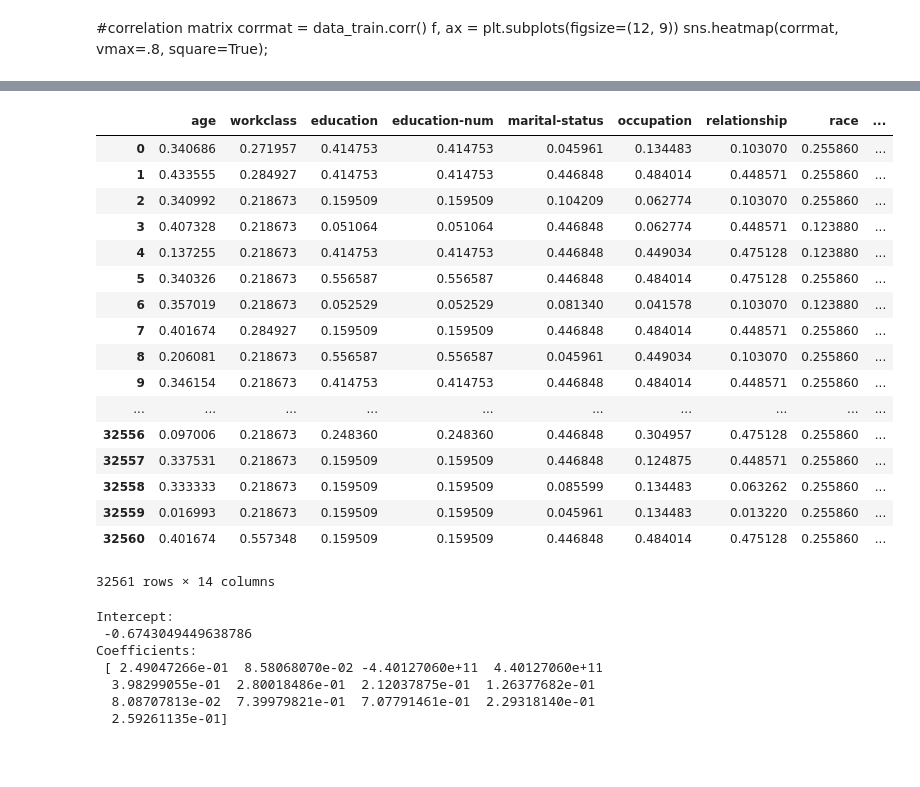
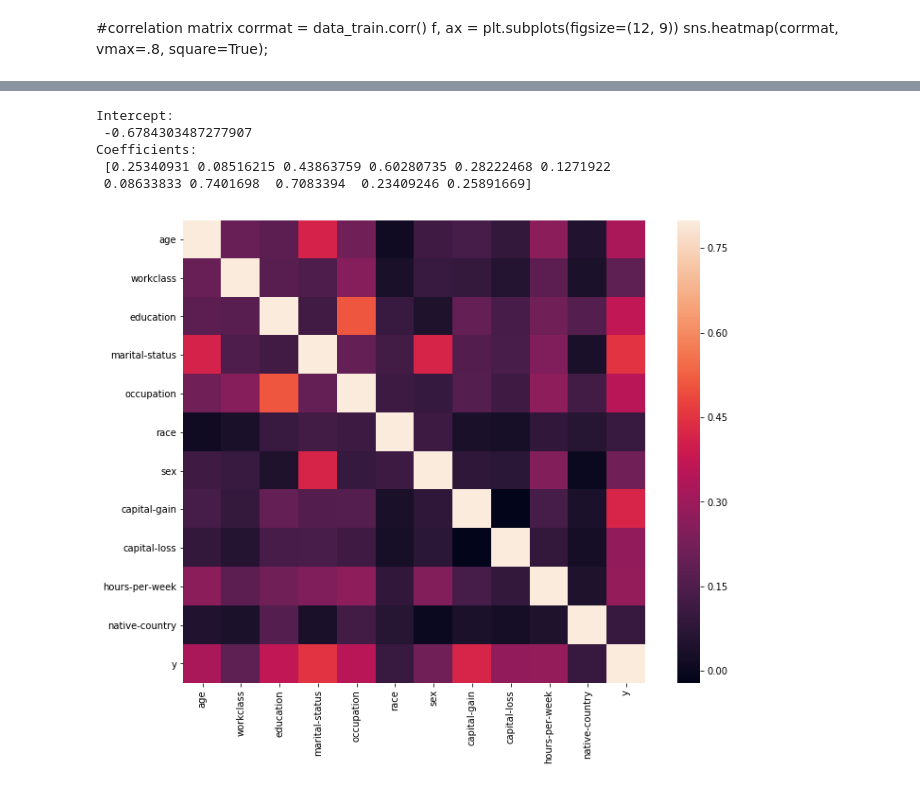
Before and after one commit to JamieAlizadeh/Income-Guesser, a Jupyter notebook: Income-Guesser.ipynb, the cells around one changed output, grey strips where cells are left out. Saved outputs shown, nothing was run; the diff lists cells and outputs as text; code cells hidden in the pictures; blank space fills up the shorter version.

```diff
--- a/Income-Guesser.ipynb
+++ b/Income-Guesser.ipynb
@@ -10,17 +10,20 @@ from math import exp, expm1, log, sqrt
 from collections import Counter
 
 data_train = pd.read_csv('data_train.csv',
-                         names = ["age", "workclass", "del", "education",
-                                  "education-num", "marital-status",
-                                  "occupation", "relationship", "race",
+                         names = ["age", "workclass", "del", "del_2",
+                                  "education", "marital-status",
+                                  "occupation", "del_3", "race",
                                   "sex", "capital-gain", "capital-loss",
                                   "hours-per-week", "native-country", "y"])
 data_test = pd.read_csv('data_test.csv')
 
 make_y_number = lambda t: 1 if t == ' >50K' else 0
 y_num = np.vectorize(make_y_number)
+#gen_neut_relationship = lambda t: 'married' if (t == 'Husband' or t == "Wife") else t
+#gen_neut_relationship = np.vectorize(gen_neut_relationship)
 data_train["y"] = y_num(data_train["y"])
-data_train = data_train.drop(columns="del")
+#data_train["relationship"] = gen_neut_relationship(data_train["relationship"])
+data_train = data_train.drop(columns=["del", "del_2", "del_3"])
 # %% [markdown]
 #correlation matrix
 corrmat = data_train.corr()
@@ -74,44 +65,27 @@ y                     0.210471  1.000000
 # %%
-# colour code y variable in seaborn
+#### colour code y variable in seaborn
 row_names_x = ["age", "workclass", "education",
-                                  "education-num", "marital-status",
-                                  "occupation", "relationship", "race",
+                                  "marital-status",
+                                  "occupation", "race",
                                   "sex", "capital-gain", "capital-loss",
                                   "hours-per-week", "native-country"]
-for i in range(0, 13):
+for i in range(0, 11):
     data_train[row_names_x[i]] = make_mean_col(make_dict(row_names_x[i]), data_train[row_names_x[i]])
-display(data_train)
+#display(data_train)
 from sklearn import linear_model
 from sklearn import metrics
 ols = linear_model.LinearRegression()
 ols.fit(data_train.drop(columns=['y']), data_train['y'])
 print('Intercept: \n', ols.intercept_)
 print('Coefficients: \n', ols.coef_)
-#display(data_train.corr())
-print()
+
+corrmat = data_train.corr()
+f, ax = plt.subplots(figsize=(12, 9))
+sns.heatmap(corrmat, vmax=.8, square=True);
 # %% [output]
-|  | age | workclass | education | education-num | marital-status | occupation | relationship | race | ... |
-| 0 | 0.340686 | 0.271957 | 0.414753 | 0.414753 | 0.045961 | 0.134483 | 0.103070 | 0.255860 | ... |
-| 1 | 0.433555 | 0.284927 | 0.414753 | 0.414753 | 0.446848 | 0.484014 | 0.448571 | 0.255860 | ... |
-| 2 | 0.340992 | 0.218673 | 0.159509 | 0.159509 | 0.104209 | 0.062774 | 0.103070 | 0.255860 | ... |
-| 3 | 0.407328 | 0.218673 | 0.051064 | 0.051064 | 0.446848 | 0.062774 | 0.448571 | 0.123880 | ... |
-| 4 | 0.137255 | 0.218673 | 0.414753 | 0.414753 | 0.446848 | 0.449034 | 0.475128 | 0.123880 | ... |
-| 5 | 0.340326 | 0.218673 | 0.556587 | 0.556587 | 0.446848 | 0.484014 | 0.475128 | 0.255860 | ... |
-| 6 | 0.357019 | 0.218673 | 0.052529 | 0.052529 | 0.081340 | 0.041578 | 0.103070 | 0.123880 | ... |
-| 7 | 0.401674 | 0.284927 | 0.159509 | 0.159509 | 0.446848 | 0.484014 | 0.448571 | 0.255860 | ... |
-| 8 | 0.206081 | 0.218673 | 0.556587 | 0.556587 | 0.045961 | 0.449034 | 0.103070 | 0.255860 | ... |
-| 9 | 0.346154 | 0.218673 | 0.414753 | 0.414753 | 0.446848 | 0.484014 | 0.448571 | 0.255860 | ... |
-| ... | ... | ... | ... | ... | ... | ... | ... | ... | ... |
-| 32556 | 0.097006 | 0.218673 | 0.248360 | 0.248360 | 0.446848 | 0.304957 | 0.475128 | 0.255860 | ... |
-| 32557 | 0.337531 | 0.218673 | 0.159509 | 0.159509 | 0.446848 | 0.124875 | 0.448571 | 0.255860 | ... |
-| 32558 | 0.333333 | 0.218673 | 0.159509 | 0.159509 | 0.085599 | 0.134483 | 0.063262 | 0.255860 | ... |
-| 32559 | 0.016993 | 0.218673 | 0.159509 | 0.159509 | 0.045961 | 0.134483 | 0.013220 | 0.255860 | ... |
-| 32560 | 0.401674 | 0.557348 | 0.159509 | 0.159509 | 0.446848 | 0.484014 | 0.475128 | 0.255860 | ... |
-32561 rows × 14 columns
+Intercept:
+ -0.6784303487277907
+Coefficients:
+ [0.25340931 0.08516215 0.43863759 0.60280735 0.28222468 0.1271922
+ 0.08633833 0.7401698  0.7083394  0.23409246 0.25891669]
-Intercept:
- -0.6743049449638786
-Coefficients:
- [ 2.49047266e-01  8.58068070e-02 -4.40127060e+11  4.40127060e+11
-  3.98299055e-01  2.80018486e-01  2.12037875e-01  1.26377682e-01
-  8.08707813e-02  7.39979821e-01  7.07791461e-01  2.29318140e-01
-  2.59261135e-01]
+[figure, added]
```
Also changed, not shown: parts of 2 cells of this notebook.
